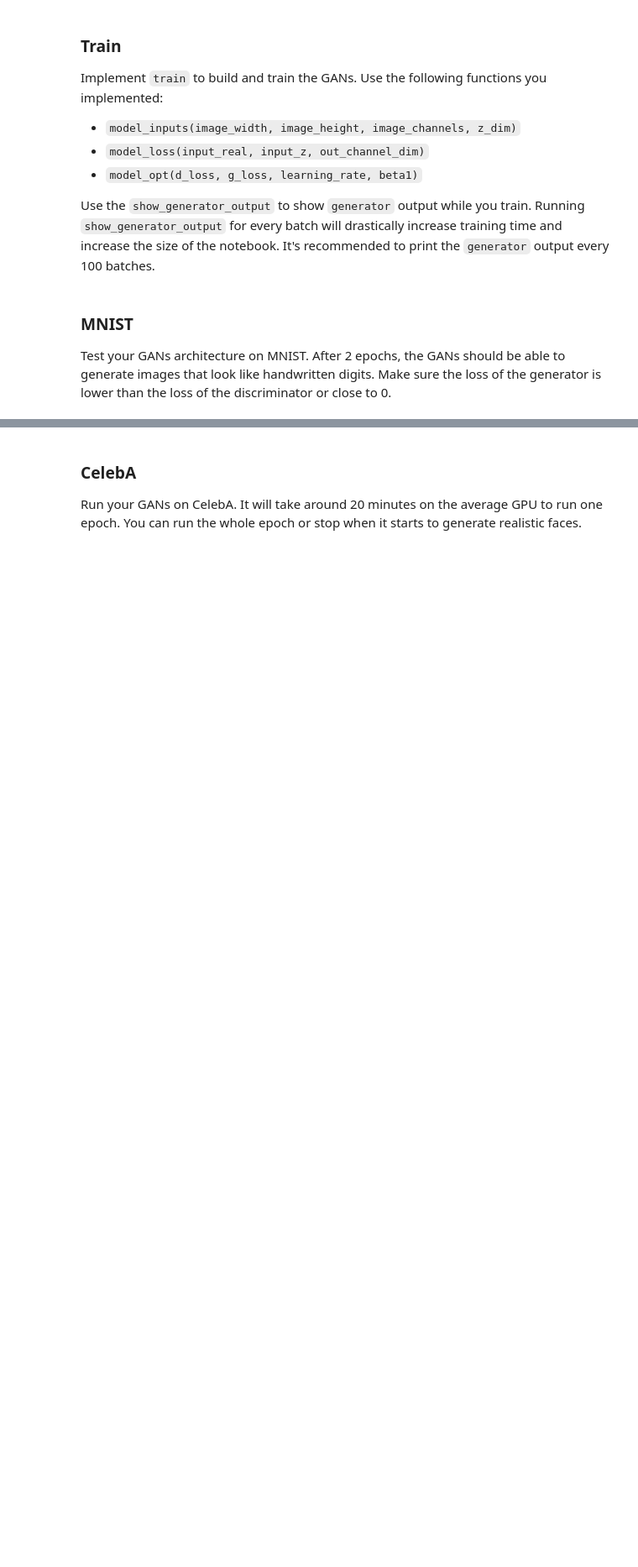
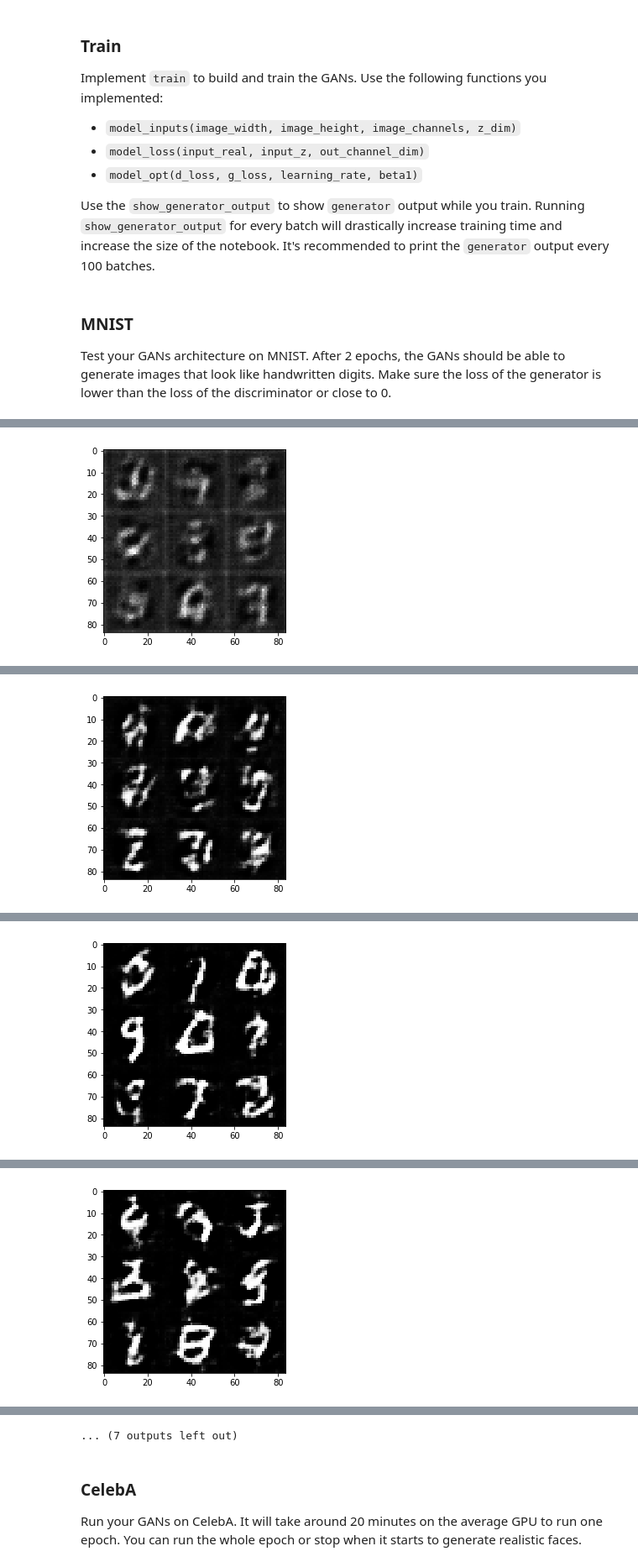
Before and after one commit to kippesp/udacity_deep_learning, a Jupyter notebook: face_generation/dlnd_face_generation.ipynb, the cells around one changed output, grey strips where cells are left out. Shown at 84% size. Saved outputs shown, nothing was run; the diff lists cells and outputs as text; code cells hidden in the pictures; blank space fills up the shorter version.

Commit message:
working to improve generator

```diff
--- a/face_generation/dlnd_face_generation.ipynb
+++ b/face_generation/dlnd_face_generation.ipynb
@@ -158,6 +158,11 @@ def discriminator(images, reuse=False):
         bn3 = tf.layers.batch_normalization(x3, training=True)
         relu3 = tf.maximum(ALPHA * bn3, bn3)
 
+        x4 = tf.layers.conv2d(relu2, 28*2*2*2*2, 5, strides=2, padding='same')
+        bn4 = tf.layers.batch_normalization(x4, training=True)
+        relu3 = tf.maximum(ALPHA * bn4, bn4)
+
+
         flat = tf.reshape(relu3, (-1, 4*4*28*2*2*2))
         logits = tf.layers.dense(flat, 1)
         output = tf.sigmoid(logits)
@@ -354,11 +359,18 @@ def train(epoch_count, batch_size, z_dim, learning_rate, beta1, get_batches, dat
     d_loss, g_loss = model_loss(input_real, input_z, image_channels)
     d_train_opt, g_train_opt = model_opt(d_loss, g_loss, learning_rate, beta1)
 
+    steps = 0
+
+    print(batch_size)
+
     with tf.Session() as sess:
         sess.run(tf.global_variables_initializer())
         for epoch_i in range(epoch_count):
+
             for batch_images in get_batches(batch_size):
                 # TODO: Train Model
+                steps = steps + 1
+
                 batch_images = batch_images.reshape(batch_size, image_width, image_height, image_channels)
                 batch_images = batch_images * 2
 
@@ -367,17 +379,23 @@ def train(epoch_count, batch_size, z_dim, learning_rate, beta1, get_batches, dat
                 sess.run(d_train_opt, feed_dict={input_real: batch_images, input_z: z_noise})
                 sess.run(g_train_opt, feed_dict={input_z: z_noise})
 
-            train_loss_d = sess.run(d_loss, feed_dict={input_real: batch_images, input_z: z_noise})
-            train_loss_g = g_loss.eval({input_z: z_noise})
+                if steps % 50 == 0:
+                    train_loss_d = d_loss.eval({input_real: batch_images, input_z: z_noise})
+                    train_loss_g = g_loss.eval({input_z: z_noise})
 
-            if batch_size % 100 == 0:
-                show_generator_output(sess, 10, z_noise, image_channels, data_image_mode)
+                    print("Epoch {}/{}...".format(epoch_i+1, epoch_count),
+                          "Step: {}...".format(steps),
+                         "Discriminator Loss: {:.4f}...".format(train_loss_d),
+                         "Generator Loss: {:.4f}".format(train_loss_g))
+
+                if steps % 200 == 0:
+                    show_generator_output(sess, 10, input_z, image_channels, data_image_mode)
 # %% [markdown]
 ### MNIST
 Test your GANs architecture on MNIST.  After 2 epochs, the GANs should be able to generate images that look like handwritten digits.  Make sure the loss of the generator is lower than the loss of the discriminator or close to 0.
 # %%
-batch_size = 128
-z_dim = 100
+batch_size = 64 # 128
+z_dim = 128
 learning_rate = 0.0002
 beta1 = 0.5
 
@@ -395,0 +419 @@ with tf.Graph().as_default():
+[figure, added]
@@ -395,0 +424 @@ with tf.Graph().as_default():
+[figure, added]
@@ -395,0 +429 @@ with tf.Graph().as_default():
+[figure, added]
@@ -395,0 +434 @@ with tf.Graph().as_default():
+[figure, added]
@@ -396,3 +445,4 @@ with tf.Graph().as_default():
+... (7 outputs left out)
 # %% [markdown]
 ### CelebA
 Run your GANs on CelebA.  It will take around 20 minutes on the average GPU to run one epoch.  You can run the whole epoch or stop when it starts to generate realistic faces.
```
Also changed, not shown: parts of 1 cell of this notebook.
